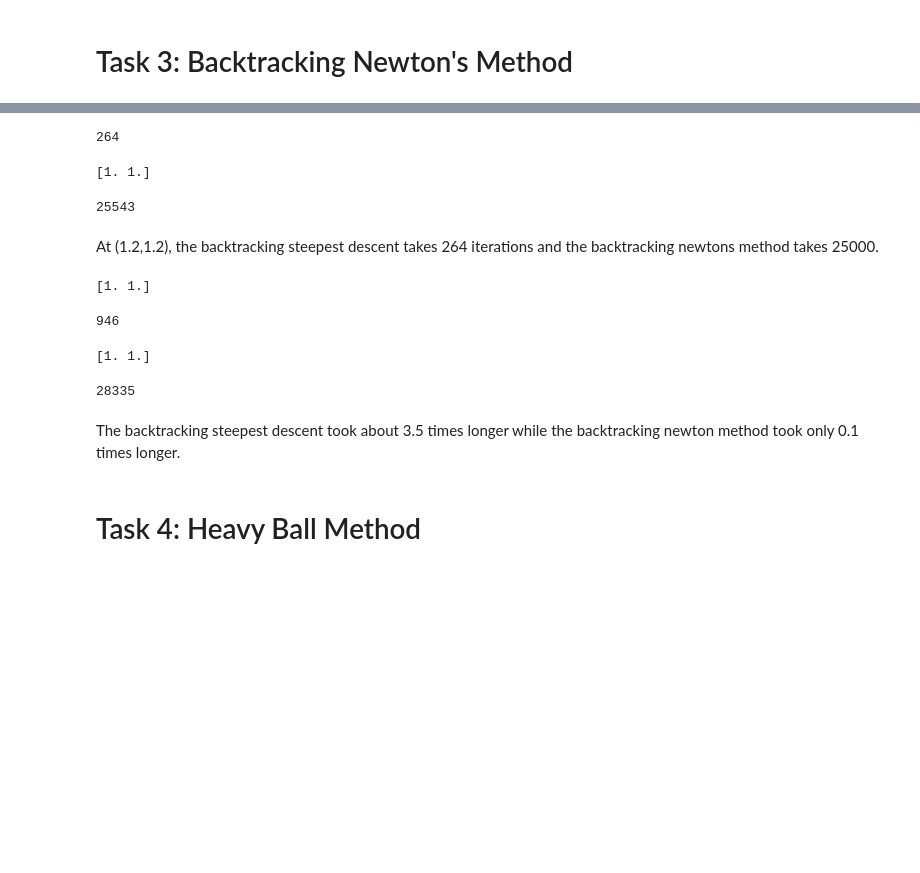
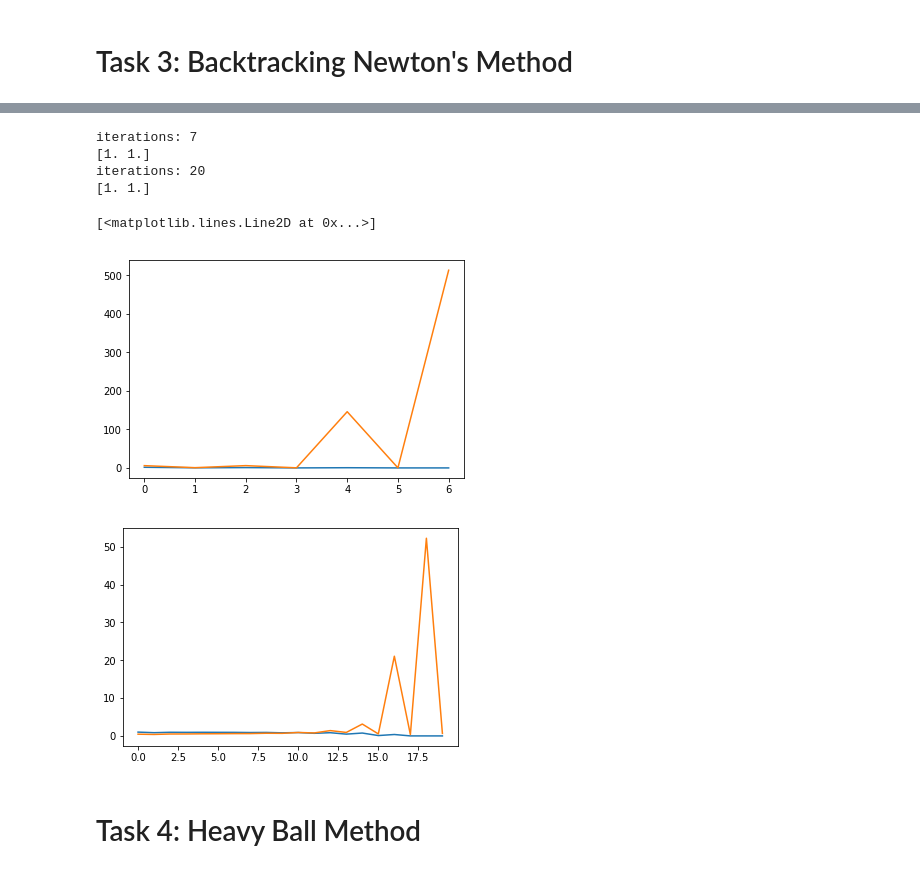
Before and after one commit to chadbreece/110A-ChadBreece, a Jupyter notebook: Proj 2/Backtracking and Heavyball.ipynb, the cells around one changed output, grey strips where cells are left out. Cells and saved outputs as stored; diff of their text form; code cells hidden in the pictures; blank space fills up the shorter version.

```diff
--- a/Proj 2/Backtracking and Heavyball.ipynb
+++ b/Proj 2/Backtracking and Heavyball.ipynb
@@ -197,35 +225,57 @@ print(x)
-# %%
-count
-# %% [output]
-264
+# %%
+c1 = 1e-4
+x_opt = np.array([1., 1.])
+ro = 0.9
+a = 1
+cl = []
+cq = []
 # %%
 """
 @def   : Newton's method
 @param : x is vector
 @return: a vector
 """
 def newton_method(x0):
-    x = x0
-    p = -grad_objective_func(x)
-    h = hessian_func(x)
+    global cl
+    global cq
+    cl = []
+    cq = []
+    x = [x0]
+    p = -grad_objective_func(x0)
+    h = hessian_func(x0)
     global count
     count = 0
     while norm(p) > 1e-9:
         newton_dir = np.linalg.solve(h, p)
-        a = backtracking(objective_func, grad_objective_func, p, x, c1, ro)
-        x = x + a*newton_dir
-        p = -grad_objective_func(x)
-        h = hessian_func(x)
+        a = backtracking(objective_func, grad_objective_func, newton_dir, x[-1], c1, ro)
+        x.append(x[-1] + a*newton_dir)
+        p = -grad_objective_func(x[-1])
+        h = hessian_func(x[-1])
         count += 1
-    return x
+        cl.append(np.linalg.norm(x[-1] - [1.,1.])/np.linalg.norm(x[-2] - [1.,1.]))
+        cq.append(np.linalg.norm(x[-1] - [1.,1.])/np.linalg.norm(x[-2] - [1.,1.])**2)
+    print("iterations:", count)
+    return x[-1]
 
+x0 = np.array([1.2, 1.2])
 x = newton_method(x0)
 print(x)
+
+plt.plot(np.arange(count),cl)
+plt.plot(np.arange(count),cq)
+
+x0 = np.array([-1.2, 1])
+x = newton_method(x0)
+print(x)
+
+plt.figure()
+plt.plot(np.arange(count),cl)
+plt.plot(np.arange(count),cq)
 # %% [output]
+iterations: 7
 [1. 1.]
+iterations: 20
+[1. 1.]
+[<matplotlib.lines.Line2D at 0x...>]
+[figure, added]
+[figure, added]
-# %%
-count
-# %% [output]
-25543
-# %% [markdown]
-At (1.2,1.2), the backtracking steepest descent takes 264 iterations and the backtracking newtons method takes 25000.
@@ -237,23 +282,3 @@ ro = 0.1
-# %%
-x = backtracking_steepest_descent(x0)
-print(x)
-# %% [output]
-[1. 1.]
-# %%
-count
-# %% [output]
-946
-# %%
-x = newton_method(x0)
-print(x)
-# %% [output]
-[1. 1.]
-# %%
-count
-# %% [output]
-28335
-# %% [markdown]
-The backtracking steepest descent took about 3.5 times longer while the backtracking newton method took only 0.1 times longer.
 # %% [markdown]
 # Task 4: Heavy Ball Method
 # %%
```
Also changed, not shown: parts of 14 cells of this notebook, 2 other files.
